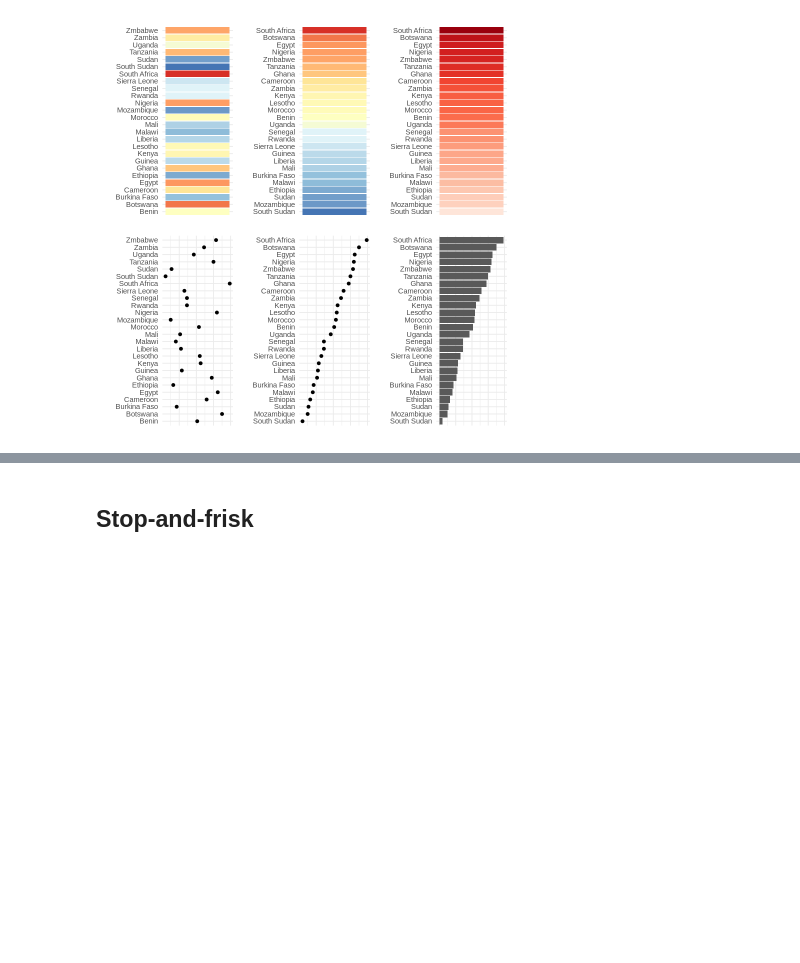
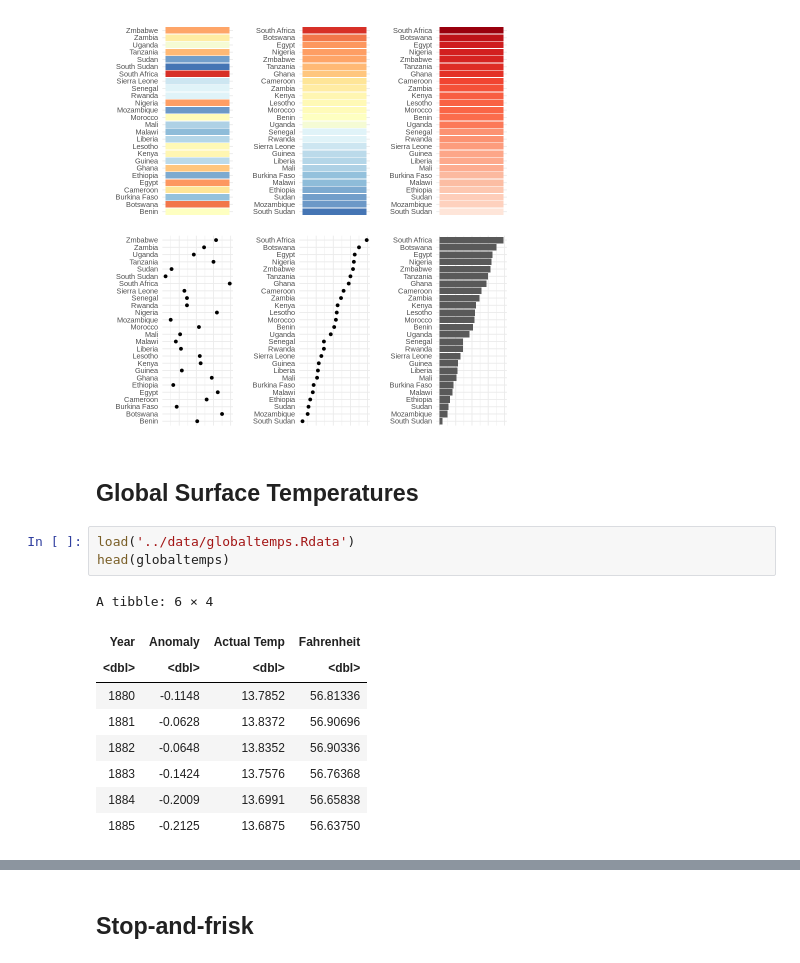
Before and after one commit to 5harad/API201-2022, a Jupyter notebook: lectures/lecture-2-code.ipynb, the cells around one changed output, grey strips where cells are left out. Cells and saved outputs as stored; diff of their text form; blank space fills up the shorter version.

```diff
--- a/lectures/lecture-2-code.ipynb
+++ b/lectures/lecture-2-code.ipynb
@@ -186,3 +199,18 @@ gg_hue_1 + guides(fill = "none") +
     plot_layout(nrow = 2)
 # %% [output]
 [figure]
+# %% [markdown]
+## Global Surface Temperatures
+# %%
+load('../data/globaltemps.Rdata')
+head(globaltemps)
+# %% [output]
+A tibble: 6 × 4
+| Year | Anomaly | Actual Temp | Fahrenheit |
+| <dbl> | <dbl> | <dbl> | <dbl> |
+| 1880 | -0.1148 | 13.7852 | 56.81336 |
+| 1881 | -0.0628 | 13.8372 | 56.90696 |
+| 1882 | -0.0648 | 13.8352 | 56.90336 |
+| 1883 | -0.1424 | 13.7576 | 56.76368 |
+| 1884 | -0.2009 | 13.6991 | 56.65838 |
+| 1885 | -0.2125 | 13.6875 | 56.63750 |
```
Also changed, not shown: parts of 3 cells of this notebook, 1 other file.
